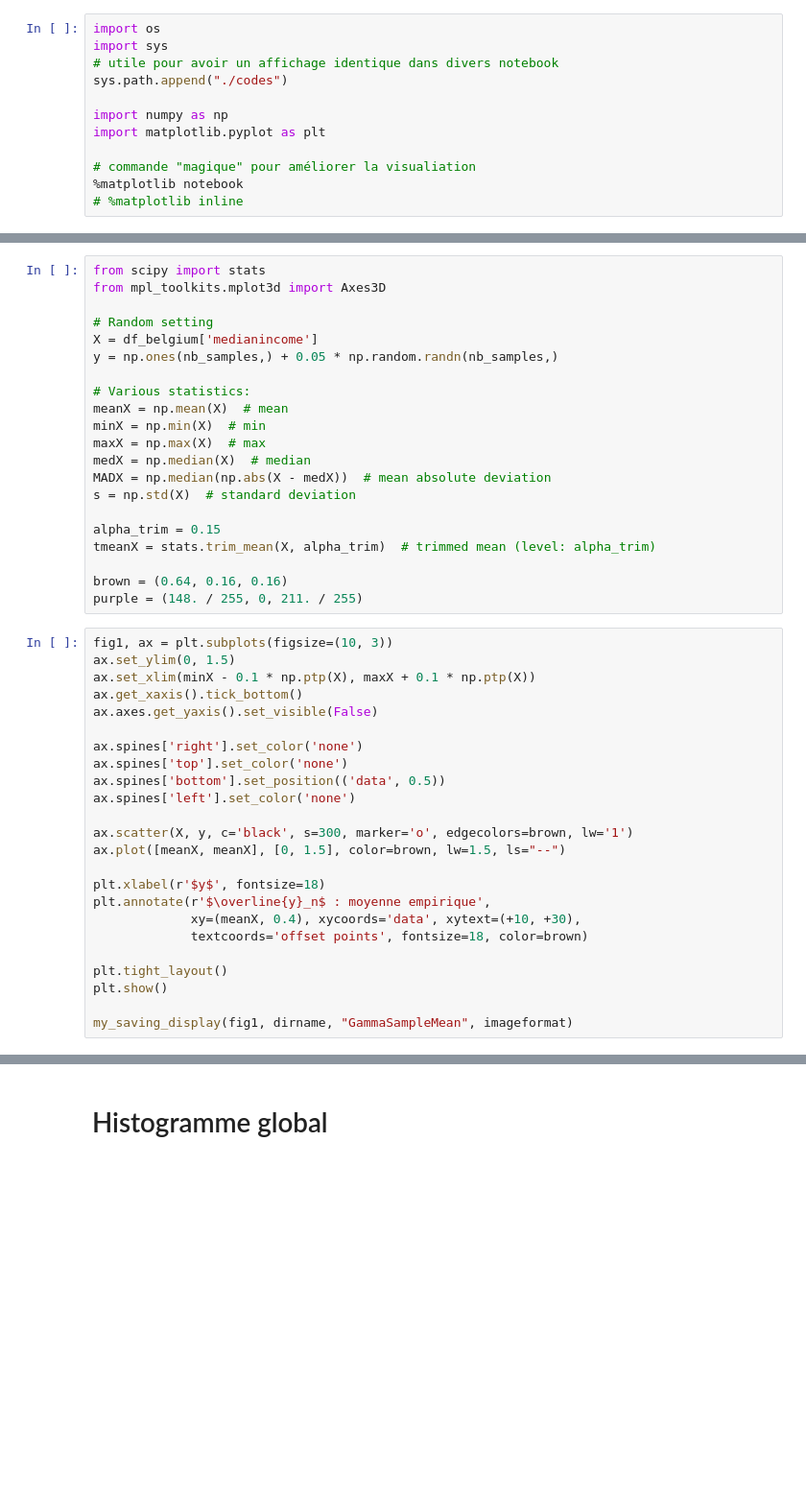
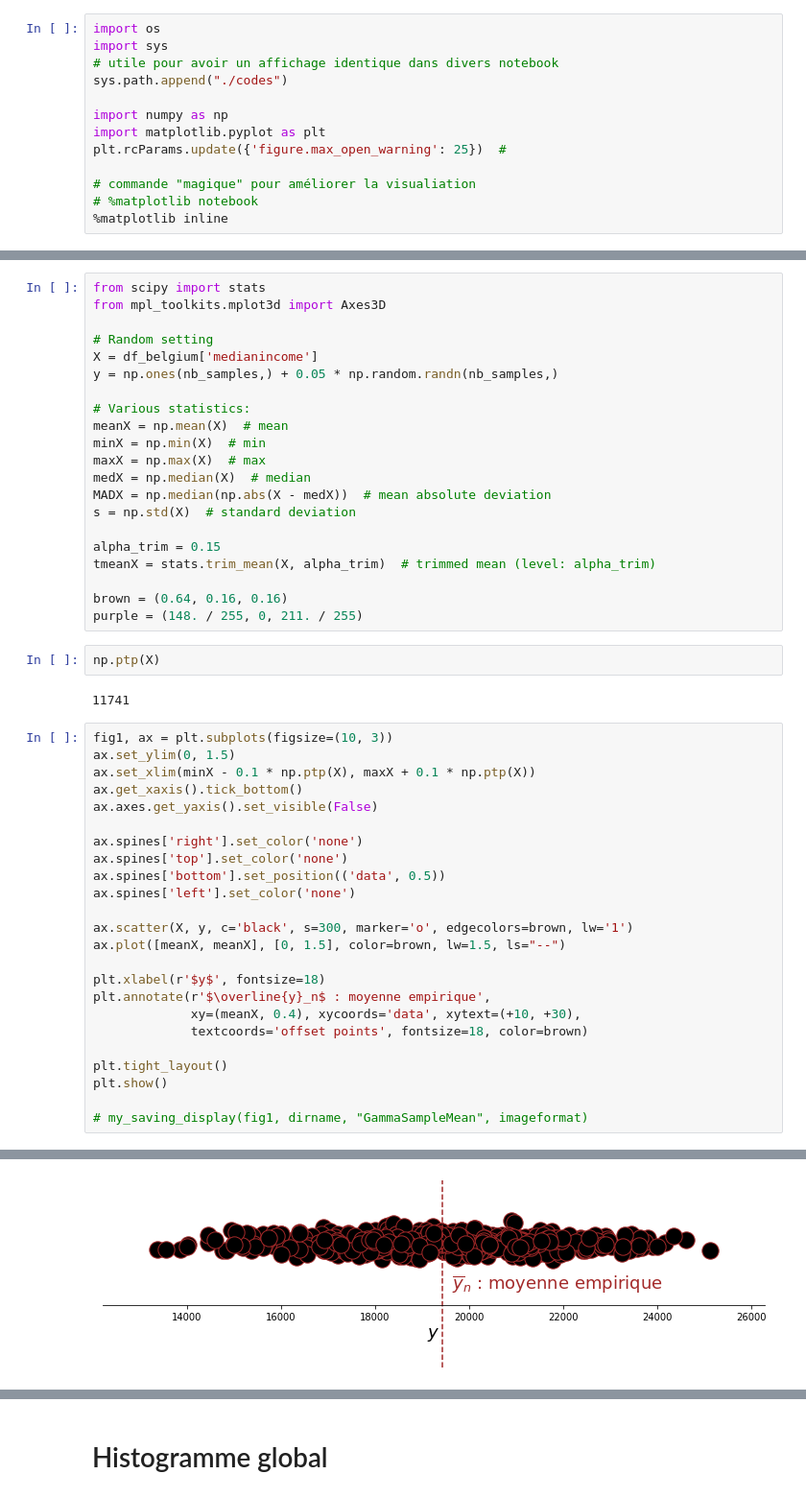
Before and after one commit to josephsalmon/agramfort.github.io, a Jupyter notebook: content/enseignement/Montpellier/HLMA310/belgianmunicipalities.ipynb, the cells around one changed output, grey strips where cells are left out. Shown: that part at 96% size. Drawn from its saved outputs; the diff is of its cells as text; blank space fills up the shorter version.

```diff
--- a/content/enseignement/Montpellier/HLMA310/belgianmunicipalities.ipynb
+++ b/content/enseignement/Montpellier/HLMA310/belgianmunicipalities.ipynb
@@ -22,10 +23,11 @@ sys.path.append("./codes")
 
 import numpy as np
 import matplotlib.pyplot as plt
+plt.rcParams.update({'figure.max_open_warning': 25})  #
 
 # commande "magique" pour améliorer la visualiation
-%matplotlib notebook
-# %matplotlib inline
+# %matplotlib notebook
+%matplotlib inline
 # %% [markdown]
 <a id="style"> </a>
 
@@ -109,6 +111,10 @@ tmeanX = stats.trim_mean(X, alpha_trim)  # trimmed mean (level: alpha_trim)
 
 brown = (0.64, 0.16, 0.16)
 purple = (148. / 255, 0, 211. / 255)
+# %%
+np.ptp(X)
+# %% [output]
+11741
 # %%
 fig1, ax = plt.subplots(figsize=(10, 3))
 ax.set_ylim(0, 1.5)
@@ -132,5 +138,5 @@ plt.annotate(r'$\overline{y}_n$ : moyenne empirique',
 plt.tight_layout()
 plt.show()
 
-my_saving_display(fig1, dirname, "GammaSampleMean", imageformat)
+# my_saving_display(fig1, dirname, "GammaSampleMean", imageformat)
 # %% [output]
@@ -139,3 +143,4 @@ my_saving_display(fig1, dirname, "GammaSampleMean", imageformat)
+[figure, added]
 # %%
 fig1, ax = plt.subplots(figsize=(10, 3))
 ax.set_ylim(0, 1.5)
```
Also changed, not shown: parts of 23 cells of this notebook, 18 other files.
